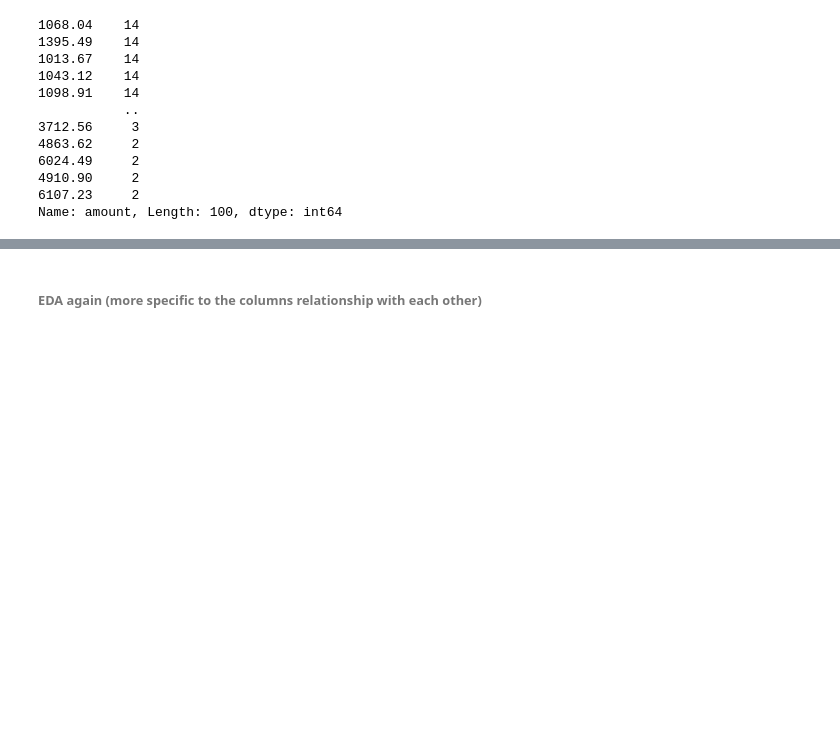
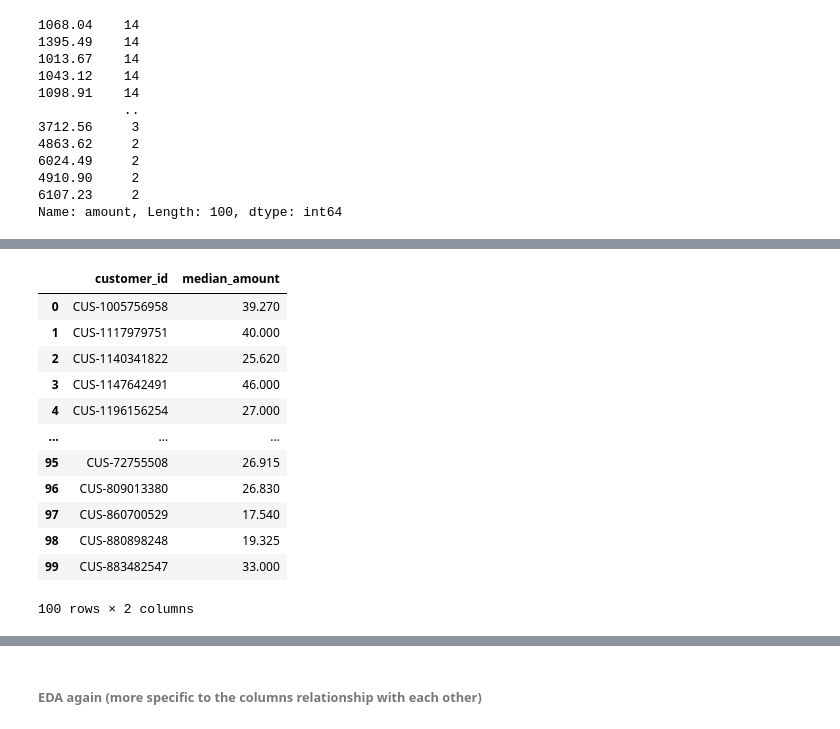
Before and after one commit to Zeeniye/data-anz-virtual-experience-insidesherpa, a Jupyter notebook: data-anz-virtual-internship.ipynb, the cells around one changed output, grey strips where cells are left out. Drawn from its saved outputs; the diff is of its cells as text; code cells hidden in the pictures; blank space fills up the shorter version.

```diff
--- a/data-anz-virtual-internship.ipynb
+++ b/data-anz-virtual-internship.ipynb
@@ -516,6 +503,11 @@ grp_bal.columns = ['customer_id', 'balance']
 grp_amt = trans_df[['customer_id', 'amount']]
 grp_amt = grp_amt.groupby('customer_id', as_index=False).agg(np.mean)
 grp_amt.columns = ['customer_id', 'mean_amount']
+
+# Get the median value (amount) of transaction the customer do
+amt_med = trans_df[['customer_id', 'amount']]
+amt_med = amt_med.groupby('customer_id', as_index=False).agg(np.median)
+amt_med.columns = ['customer_id', 'median_amount']
 # %%
 merge_col = grp_bal.merge(trans_df[['customer_id', 'gender', 'age', 'customer_state']], on='customer_id', how='left')
 merge_col = merge_col.drop_duplicates().reset_index(drop=True)
@@ -551,0 +545,16 @@ memory usage: 11.7+ KB
+# %%
+amt_med
+# %% [output]
+|  | customer_id | median_amount |
+| 0 | CUS-1005756958 | 39.270 |
+| 1 | CUS-1117979751 | 40.000 |
+| 2 | CUS-1140341822 | 25.620 |
+| 3 | CUS-1147642491 | 46.000 |
+| 4 | CUS-1196156254 | 27.000 |
+| ... | ... | ... |
+| 95 | CUS-72755508 | 26.915 |
+| 96 | CUS-809013380 | 26.830 |
+| 97 | CUS-860700529 | 17.540 |
+| 98 | CUS-880898248 | 19.325 |
+| 99 | CUS-883482547 | 33.000 |
+100 rows × 2 columns
```
Also changed, not shown: parts of 37 cells of this notebook.
